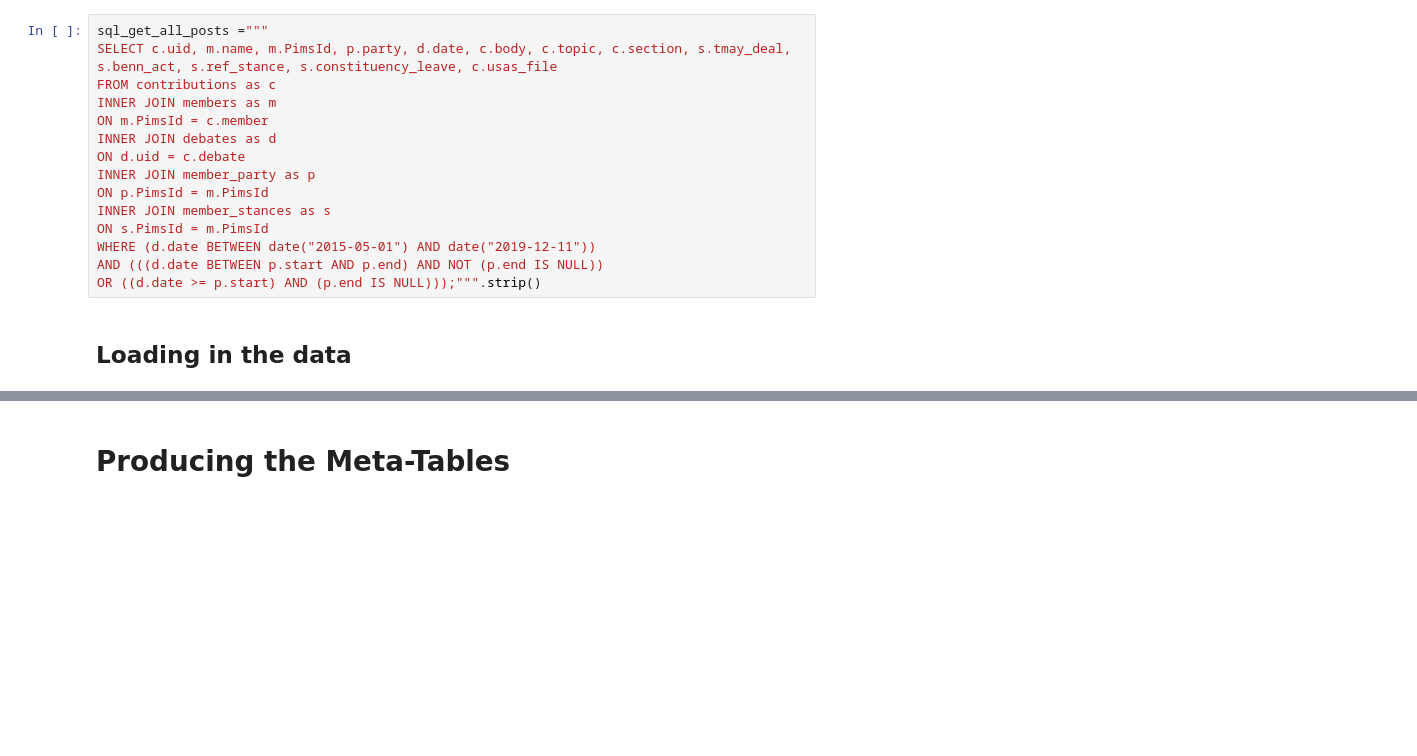
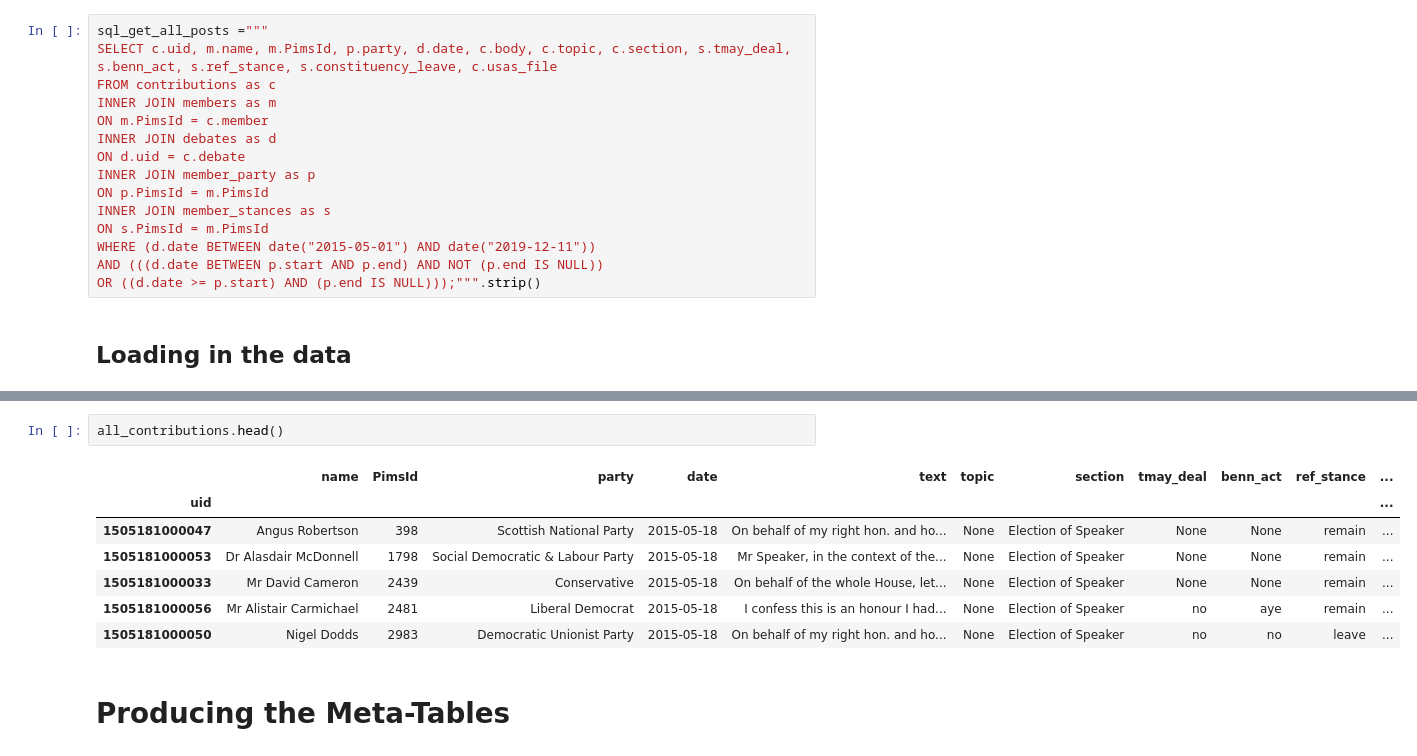
Before and after one commit to dearden/thesis_language_change, a Jupyter notebook: 4.2 - Data_Collection/meta_analysis_graphs.ipynb, the cells around one changed output, grey strips where cells are left out. Saved outputs shown, nothing was run; the diff lists cells and outputs as text; blank space fills up the shorter version.

Commit message:
Added some stats. Updated section for thesis

```diff
--- a/4.2 - Data_Collection/meta_analysis_graphs.ipynb
+++ b/4.2 - Data_Collection/meta_analysis_graphs.ipynb
@@ -81,3 +81,13 @@ Wall time: 3min 25s
+# %%
+all_contributions.head()
+# %% [output]
+|  | name | PimsId | party | date | text | topic | section | tmay_deal | benn_act | ref_stance | ... |
+| uid |  |  |  |  |  |  |  |  |  |  | ... |
+| 1505181000047 | Angus Robertson | 398 | Scottish National Party | 2015-05-18 | On behalf of my right hon. and ho... | None | Election of Speaker | None | None | remain | ... |
+| 1505181000053 | Dr Alasdair McDonnell | 1798 | Social Democratic & Labour Party | 2015-05-18 | Mr Speaker, in the context of the... | None | Election of Speaker | None | None | remain | ... |
+| 1505181000033 | Mr David Cameron | 2439 | Conservative | 2015-05-18 | On behalf of the whole House, let... | None | Election of Speaker | None | None | remain | ... |
+| 1505181000056 | Mr Alistair Carmichael | 2481 | Liberal Democrat | 2015-05-18 | I confess this is an honour I had... | None | Election of Speaker | no | aye | remain | ... |
+| 1505181000050 | Nigel Dodds | 2983 | Democratic Unionist Party | 2015-05-18 | On behalf of my right hon. and ho... | None | Election of Speaker | no | no | leave | ... |
 # %% [markdown]
 # Producing the Meta-Tables
 # %% [markdown]
```
Also changed, not shown: parts of 8 cells of this notebook, 22 other files.
